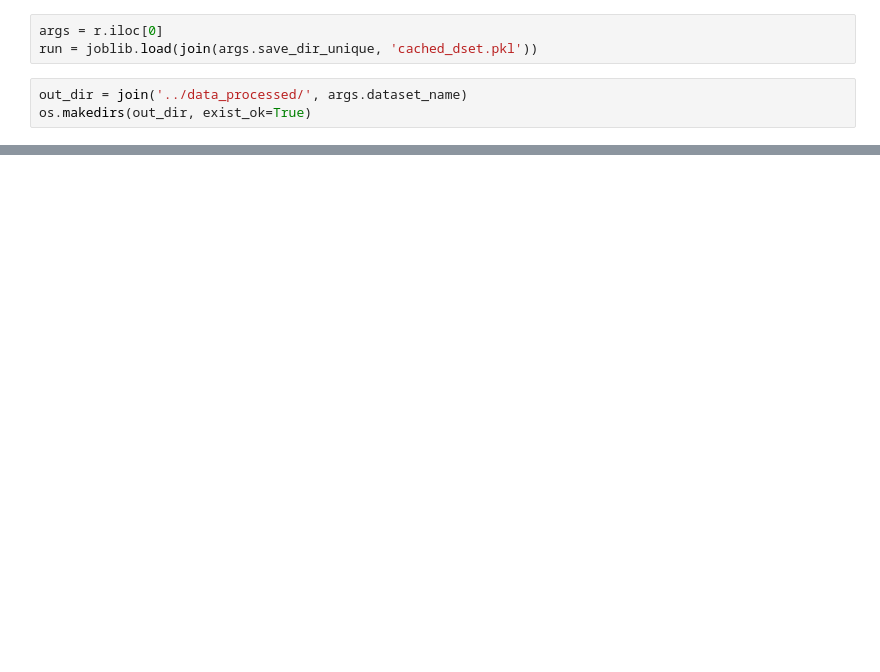
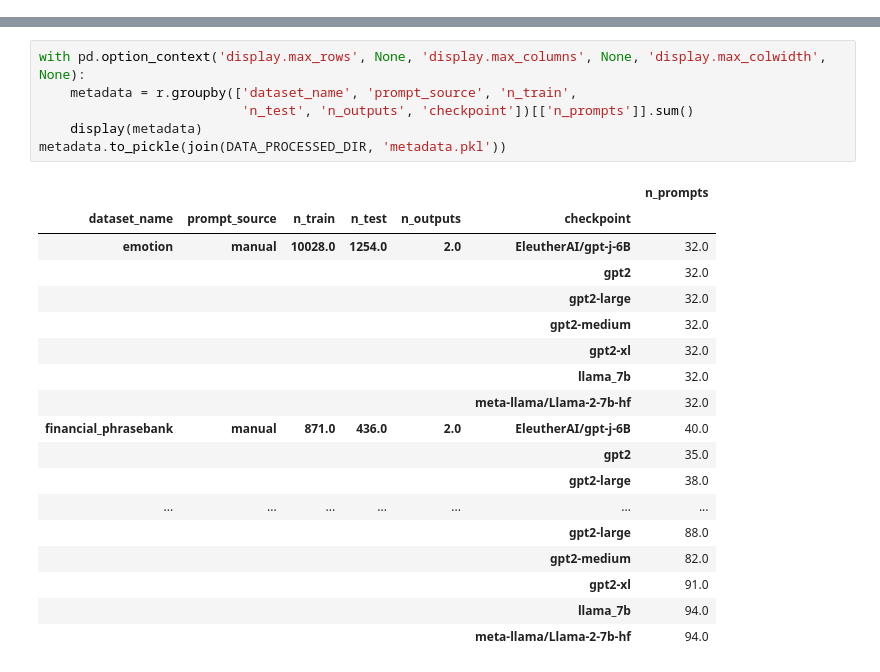
Before and after one commit to csinva/tree-prompt, a Jupyter notebook: notebooks/06_export_prompt_dsets.ipynb, the cells around one changed output, grey strips where cells are left out. Cells and saved outputs as stored; diff of their text form; blank space fills up the shorter version.

```diff
--- a/notebooks/06_export_prompt_dsets.ipynb
+++ b/notebooks/06_export_prompt_dsets.ipynb
@@ -33,6 +26,0 @@ Name: count, dtype: int64
-# %%
-args = r.iloc[0]
-run = joblib.load(join(args.save_dir_unique, 'cached_dset.pkl'))
-# %%
-out_dir = join('../data_processed/', args.dataset_name)
-os.makedirs(out_dir, exist_ok=True)
@@ -87,0 +154,25 @@ removing 8 constant cols
+# %%
+with pd.option_context('display.max_rows', None, 'display.max_columns', None, 'display.max_colwidth', None):
+    metadata = r.groupby(['dataset_name', 'prompt_source', 'n_train',
+                          'n_test', 'n_outputs', 'checkpoint'])[['n_prompts']].sum()
+    display(metadata)
+metadata.to_pickle(join(DATA_PROCESSED_DIR, 'metadata.pkl'))
+# %% [output]
+|  |  |  |  |  |  | n_prompts |
+| dataset_name | prompt_source | n_train | n_test | n_outputs | checkpoint |  |
+| emotion | manual | 10028.0 | 1254.0 | 2.0 | EleutherAI/gpt-j-6B | 32.0 |
+|  |  |  |  |  | gpt2 | 32.0 |
+|  |  |  |  |  | gpt2-large | 32.0 |
+|  |  |  |  |  | gpt2-medium | 32.0 |
+|  |  |  |  |  | gpt2-xl | 32.0 |
+|  |  |  |  |  | llama_7b | 32.0 |
+|  |  |  |  |  | meta-llama/Llama-2-7b-hf | 32.0 |
+| financial_phrasebank | manual | 871.0 | 436.0 | 2.0 | EleutherAI/gpt-j-6B | 40.0 |
+|  |  |  |  |  | gpt2 | 35.0 |
+|  |  |  |  |  | gpt2-large | 38.0 |
+| ... | ... | ... | ... | ... | ... | ... |
+|  |  |  |  |  | gpt2-large | 88.0 |
+|  |  |  |  |  | gpt2-medium | 82.0 |
+|  |  |  |  |  | gpt2-xl | 91.0 |
+|  |  |  |  |  | llama_7b | 94.0 |
+|  |  |  |  |  | meta-llama/Llama-2-7b-hf | 94.0 |
```
Also changed, not shown: parts of 4 cells of this notebook, 3 other files.
